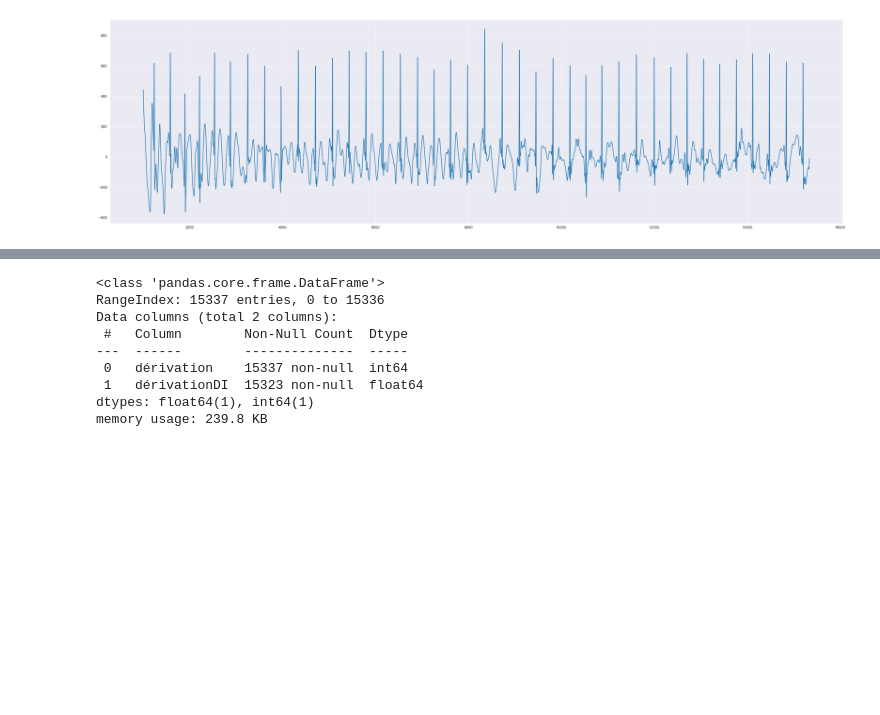
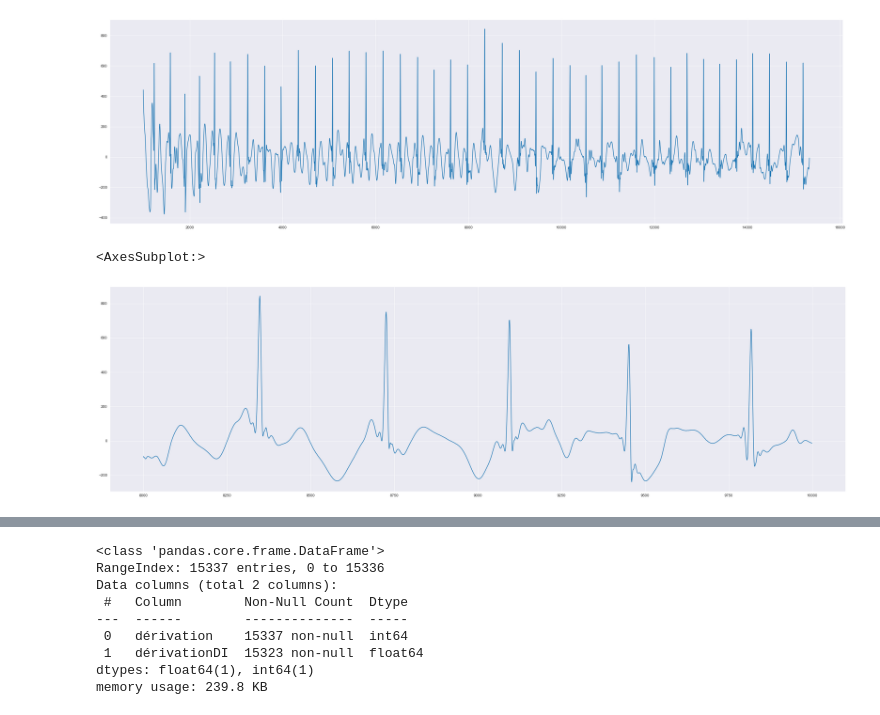
Before and after one commit to pbellot/Physio, a Jupyter notebook: explorationECG.ipynb, the cells around one changed output, grey strips where cells are left out. Cells and saved outputs as stored; diff of their text form; code cells hidden in the pictures; blank space fills up the shorter version.

```diff
--- a/explorationECG.ipynb
+++ b/explorationECG.ipynb
@@ -58,3 +58,8 @@ ecg.iloc[1000:]['dérivation'].plot(figsize=(35,10))
 # %% [output]
 <AxesSubplot:>
 [figure]
+# %%
+ecg.iloc[8000:10000]['dérivation'].plot(figsize=(35,10))
+# %% [output]
+<AxesSubplot:>
+[figure, added]
```
Also changed, not shown: parts of 10 cells of this notebook.
